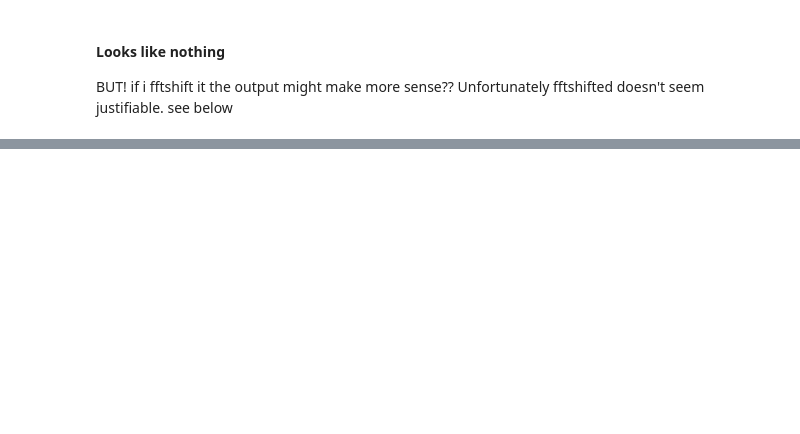
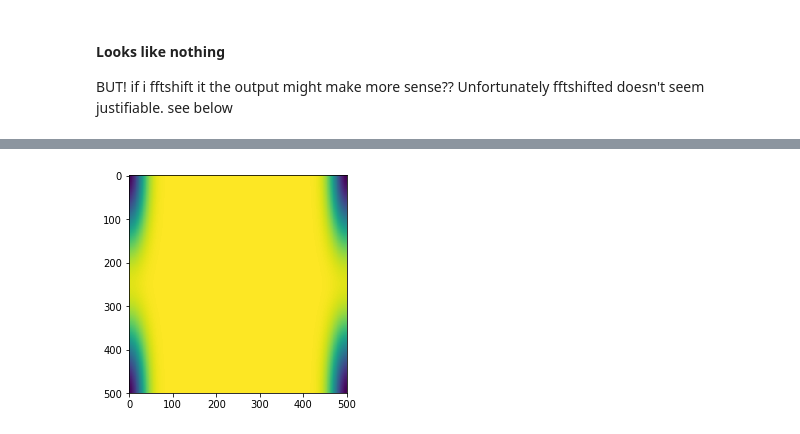
Before and after one commit to Hekstra-Lab/phase-retrieval, a Jupyter notebook: test_mixing.ipynb, the cells around one changed output, grey strips where cells are left out. Drawn from its saved outputs; the diff is of its cells as text; code cells hidden in the pictures; blank space fills up the shorter version.

```diff
--- a/test_mixing.ipynb
+++ b/test_mixing.ipynb
@@ -135,0 +114,6 @@ plt.show()
+# %%
+mixed = mix_FT(mag_arr = stretch_y, phase_arr=stretch_x)
+plt.imshow(np.real(ifft2(mixed)))
+plt.show()
+# %% [output]
+[figure, added]
```
Also changed, not shown: parts of 13 cells of this notebook, 1 other file.
